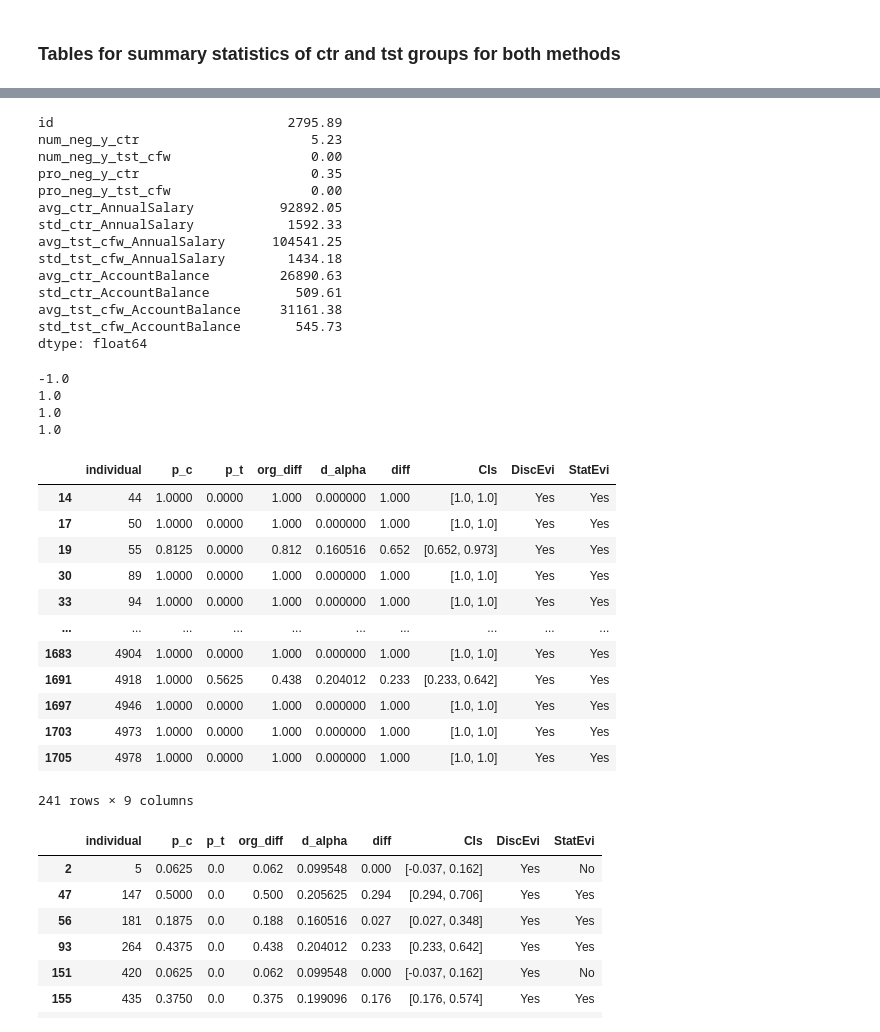
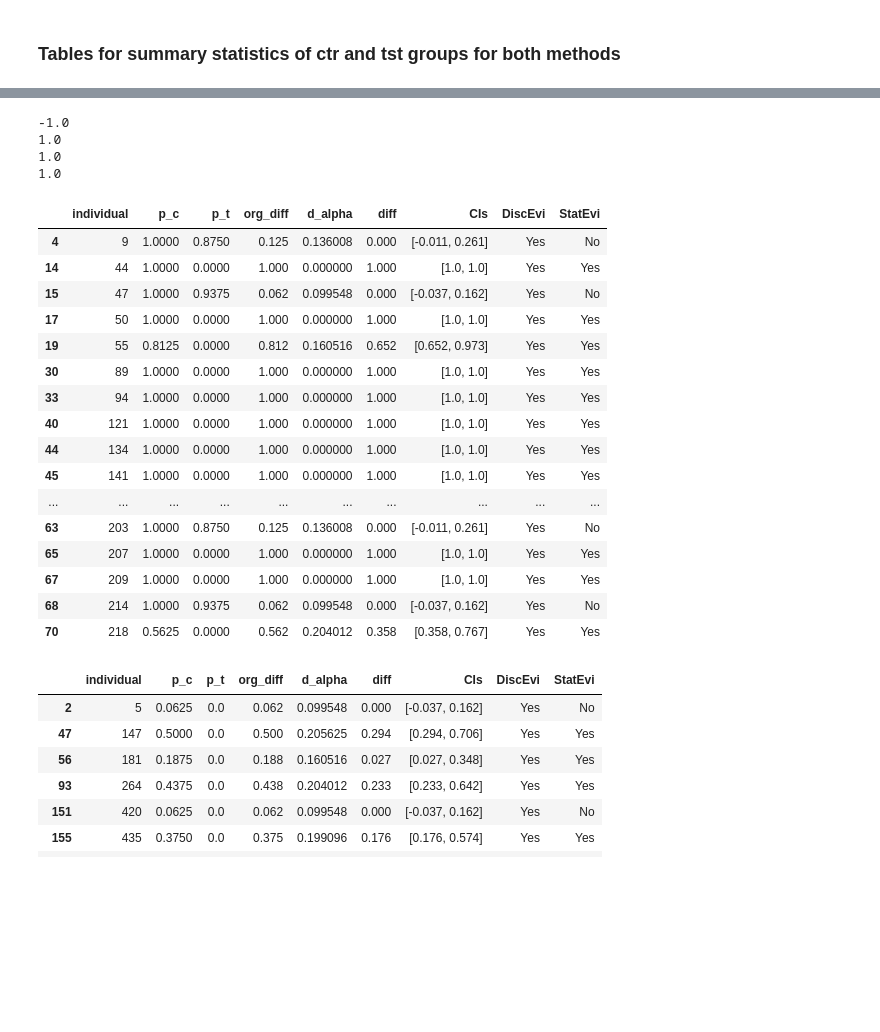
Before and after one commit to cc-jalvarez/counterfactual-situation-testing, a Jupyter notebook: src/analysis_loan_application.ipynb, the cells around one changed output, grey strips where cells are left out. Drawn from its saved outputs; the diff is of its cells as text; code cells hidden in the pictures; blank space fills up the shorter version.

```diff
--- a/src/analysis_loan_application.ipynb
+++ b/src/analysis_loan_application.ipynb
@@ -461,9 +467,7 @@ cf_st_with.setup_baseline(test_df, test_cf_df, nominal_atts=['Gender'], continuo
 res_df['cfSTwith'] = cf_st_with.run(target_att='LoanApproval', target_val={'positive': 1, 'negative': -1},
                                     sensitive_att='Gender', sensitive_val={'non_protected': 0, 'protected': 1},
                                     include_centers=True,
-                                    k=n,
-                                    alpha=alpha,
-                                    tau=tau)
+                                    k=n, alpha=alpha, tau=tau)
 # %% [output]
 For k= 15
 # %%
@@ -623,20 +637,3 @@ set4_summary_stats.head(5)
-# %%
-set4_summary_stats.mean().round(nsf)
-# %% [output]
-id                              2795.89
-num_neg_y_ctr                      5.23
-num_neg_y_tst_cfw                  0.00
-pro_neg_y_ctr                      0.35
-pro_neg_y_tst_cfw                  0.00
-avg_ctr_AnnualSalary           92892.05
-std_ctr_AnnualSalary            1592.33
-avg_tst_cfw_AnnualSalary      104541.25
-std_tst_cfw_AnnualSalary        1434.18
-avg_ctr_AccountBalance         26890.63
-std_ctr_AccountBalance           509.61
-avg_tst_cfw_AccountBalance     31161.38
-std_tst_cfw_AccountBalance       545.73
-dtype: float64
 # %%
 # Can we say anuthing about Sets 3 and 4? Consider the average CF:
 
@@ -663,26 +660,30 @@ print(bank_adm(104541.25, 31161.38))
 1.0
 # %%
 df_cf_sf_disc = cf_st_with.get_test_discrimination()
-df_cf_sf_disc.head(5)
+# df_cf_sf_disc.head(5)
 
 # show the CI for the CF results
 df_cf_sf_disc[df_cf_sf_disc['individual'].isin(res_df[res_df['CF'] == 1].index.to_list())].head(20)
 
-df_cf_sf_disc[df_cf_sf_disc['individual'].isin(res_df[res_df['CF'] == 1].index.to_list()) & (df_cf_sf_disc['StatEvi'] == 'Yes')]
+# df_cf_sf_disc[df_cf_sf_disc['individual'].isin(res_df[res_df['CF'] == 1].index.to_list()) & (df_cf_sf_disc['StatEvi'] == 'Yes')]
 # %% [output]
 |  | individual | p_c | p_t | org_diff | d_alpha | diff | CIs | DiscEvi | StatEvi |
+| 4 | 9 | 1.0000 | 0.8750 | 0.125 | 0.136008 | 0.000 | [-0.011, 0.261] | Yes | No |
 | 14 | 44 | 1.0000 | 0.0000 | 1.000 | 0.000000 | 1.000 | [1.0, 1.0] | Yes | Yes |
+| 15 | 47 | 1.0000 | 0.9375 | 0.062 | 0.099548 | 0.000 | [-0.037, 0.162] | Yes | No |
 | 17 | 50 | 1.0000 | 0.0000 | 1.000 | 0.000000 | 1.000 | [1.0, 1.0] | Yes | Yes |
 | 19 | 55 | 0.8125 | 0.0000 | 0.812 | 0.160516 | 0.652 | [0.652, 0.973] | Yes | Yes |
 | 30 | 89 | 1.0000 | 0.0000 | 1.000 | 0.000000 | 1.000 | [1.0, 1.0] | Yes | Yes |
 | 33 | 94 | 1.0000 | 0.0000 | 1.000 | 0.000000 | 1.000 | [1.0, 1.0] | Yes | Yes |
+| 40 | 121 | 1.0000 | 0.0000 | 1.000 | 0.000000 | 1.000 | [1.0, 1.0] | Yes | Yes |
+| 44 | 134 | 1.0000 | 0.0000 | 1.000 | 0.000000 | 1.000 | [1.0, 1.0] | Yes | Yes |
+| 45 | 141 | 1.0000 | 0.0000 | 1.000 | 0.000000 | 1.000 | [1.0, 1.0] | Yes | Yes |
 | ... | ... | ... | ... | ... | ... | ... | ... | ... | ... |
-| 1683 | 4904 | 1.0000 | 0.0000 | 1.000 | 0.000000 | 1.000 | [1.0, 1.0] | Yes | Yes |
-| 1691 | 4918 | 1.0000 | 0.5625 | 0.438 | 0.204012 | 0.233 | [0.233, 0.642] | Yes | Yes |
-| 1697 | 4946 | 1.0000 | 0.0000 | 1.000 | 0.000000 | 1.000 | [1.0, 1.0] | Yes | Yes |
-| 1703 | 4973 | 1.0000 | 0.0000 | 1.000 | 0.000000 | 1.000 | [1.0, 1.0] | Yes | Yes |
-| 1705 | 4978 | 1.0000 | 0.0000 | 1.000 | 0.000000 | 1.000 | [1.0, 1.0] | Yes | Yes |
+| 63 | 203 | 1.0000 | 0.8750 | 0.125 | 0.136008 | 0.000 | [-0.011, 0.261] | Yes | No |
+| 65 | 207 | 1.0000 | 0.0000 | 1.000 | 0.000000 | 1.000 | [1.0, 1.0] | Yes | Yes |
+| 67 | 209 | 1.0000 | 0.0000 | 1.000 | 0.000000 | 1.000 | [1.0, 1.0] | Yes | Yes |
+| 68 | 214 | 1.0000 | 0.9375 | 0.062 | 0.099548 | 0.000 | [-0.037, 0.162] | Yes | No |
+| 70 | 218 | 0.5625 | 0.0000 | 0.562 | 0.204012 | 0.358 | [0.358, 0.767] | Yes | Yes |
-241 rows × 9 columns
 # %%
 # show cases detected by CST w/ and not CF with their CIs
 df_cf_sf_disc[df_cf_sf_disc['individual'].isin(res_df[(res_df['CF']==0.0) & (res_df['cfSTwith'] > tau)].index.to_list())]
```
Also changed, not shown: parts of 21 cells of this notebook.
